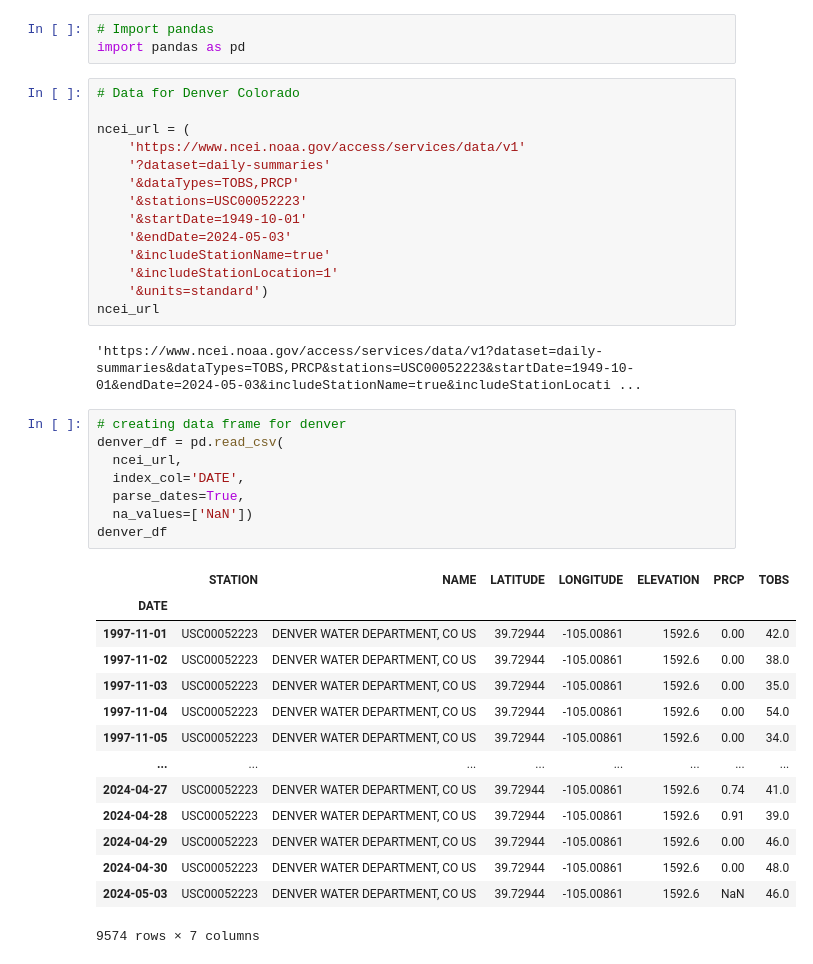
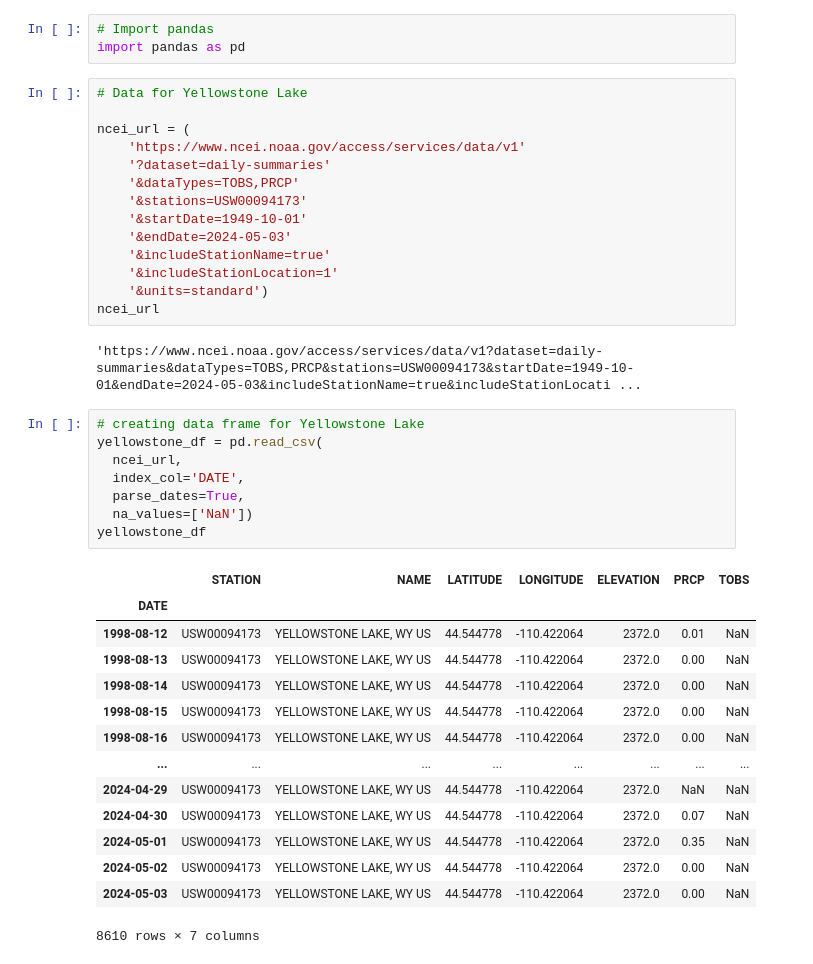
Before and after one commit to cu-esiil-edu/stars-01-get-started-PawHEKMoo, a Jupyter notebook: denver_colorado_weather_analysis.ipynb, the cells around one changed output. Drawn from its saved outputs; the diff is of its cells as text.

```diff
--- a/denver_colorado_weather_analysis.ipynb
+++ b/denver_colorado_weather_analysis.ipynb
@@ -5,13 +5,13 @@ words and sentences
 # Import pandas
 import pandas as pd
 # %%
-# Data for Denver Colorado
+# Data for Yellowstone Lake
 
 ncei_url = (
     'https://www.ncei.noaa.gov/access/services/data/v1'
     '?dataset=daily-summaries'
     '&dataTypes=TOBS,PRCP'
-    '&stations=USC00052223'
+    '&stations=USW00094173'
     '&startDate=1949-10-01'
     '&endDate=2024-05-03'
     '&includeStationName=true'
@@ -19,28 +19,28 @@ ncei_url = (
     '&units=standard')
 ncei_url
 # %% [output]
-'https://www.ncei.noaa.gov/access/services/data/v1?dataset=daily-summaries&dataTypes=TOBS,PRCP&stations=USC00052223&startDate=1949-10-01&endDate=2024-05-03&includeStationName=true&includeStationLocati ...
+'https://www.ncei.noaa.gov/access/services/data/v1?dataset=daily-summaries&dataTypes=TOBS,PRCP&stations=USW00094173&startDate=1949-10-01&endDate=2024-05-03&includeStationName=true&includeStationLocati ...
 # %%
-# creating data frame for denver
-denver_df = pd.read_csv(
+# creating data frame for Yellowstone Lake
+yellowstone_df = pd.read_csv(
   ncei_url,
   index_col='DATE',
   parse_dates=True,
   na_values=['NaN'])
-denver_df
+yellowstone_df
 # %% [output]
 |  | STATION | NAME | LATITUDE | LONGITUDE | ELEVATION | PRCP | TOBS |
 | DATE |  |  |  |  |  |  |  |
-| 1997-11-01 | USC00052223 | DENVER WATER DEPARTMENT, CO US | 39.72944 | -105.00861 | 1592.6 | 0.00 | 42.0 |
-| 1997-11-02 | USC00052223 | DENVER WATER DEPARTMENT, CO US | 39.72944 | -105.00861 | 1592.6 | 0.00 | 38.0 |
-| 1997-11-03 | USC00052223 | DENVER WATER DEPARTMENT, CO US | 39.72944 | -105.00861 | 1592.6 | 0.00 | 35.0 |
-| 1997-11-04 | USC00052223 | DENVER WATER DEPARTMENT, CO US | 39.72944 | -105.00861 | 1592.6 | 0.00 | 54.0 |
-| 1997-11-05 | USC00052223 | DENVER WATER DEPARTMENT, CO US | 39.72944 | -105.00861 | 1592.6 | 0.00 | 34.0 |
+| 1998-08-12 | USW00094173 | YELLOWSTONE LAKE, WY US | 44.544778 | -110.422064 | 2372.0 | 0.01 | NaN |
+| 1998-08-13 | USW00094173 | YELLOWSTONE LAKE, WY US | 44.544778 | -110.422064 | 2372.0 | 0.00 | NaN |
+| 1998-08-14 | USW00094173 | YELLOWSTONE LAKE, WY US | 44.544778 | -110.422064 | 2372.0 | 0.00 | NaN |
+| 1998-08-15 | USW00094173 | YELLOWSTONE LAKE, WY US | 44.544778 | -110.422064 | 2372.0 | 0.00 | NaN |
+| 1998-08-16 | USW00094173 | YELLOWSTONE LAKE, WY US | 44.544778 | -110.422064 | 2372.0 | 0.00 | NaN |
 | ... | ... | ... | ... | ... | ... | ... | ... |
-| 2024-04-27 | USC00052223 | DENVER WATER DEPARTMENT, CO US | 39.72944 | -105.00861 | 1592.6 | 0.74 | 41.0 |
-| 2024-04-28 | USC00052223 | DENVER WATER DEPARTMENT, CO US | 39.72944 | -105.00861 | 1592.6 | 0.91 | 39.0 |
-| 2024-04-29 | USC00052223 | DENVER WATER DEPARTMENT, CO US | 39.72944 | -105.00861 | 1592.6 | 0.00 | 46.0 |
-| 2024-04-30 | USC00052223 | DENVER WATER DEPARTMENT, CO US | 39.72944 | -105.00861 | 1592.6 | 0.00 | 48.0 |
-| 2024-05-03 | USC00052223 | DENVER WATER DEPARTMENT, CO US | 39.72944 | -105.00861 | 1592.6 | NaN | 46.0 |
+| 2024-04-29 | USW00094173 | YELLOWSTONE LAKE, WY US | 44.544778 | -110.422064 | 2372.0 | NaN | NaN |
+| 2024-04-30 | USW00094173 | YELLOWSTONE LAKE, WY US | 44.544778 | -110.422064 | 2372.0 | 0.07 | NaN |
+| 2024-05-01 | USW00094173 | YELLOWSTONE LAKE, WY US | 44.544778 | -110.422064 | 2372.0 | 0.35 | NaN |
+| 2024-05-02 | USW00094173 | YELLOWSTONE LAKE, WY US | 44.544778 | -110.422064 | 2372.0 | 0.00 | NaN |
+| 2024-05-03 | USW00094173 | YELLOWSTONE LAKE, WY US | 44.544778 | -110.422064 | 2372.0 | 0.00 | NaN |
-9574 rows × 7 columns
+8610 rows × 7 columns
 # %%
```
Also changed, not shown: parts of 3 cells of this notebook.
